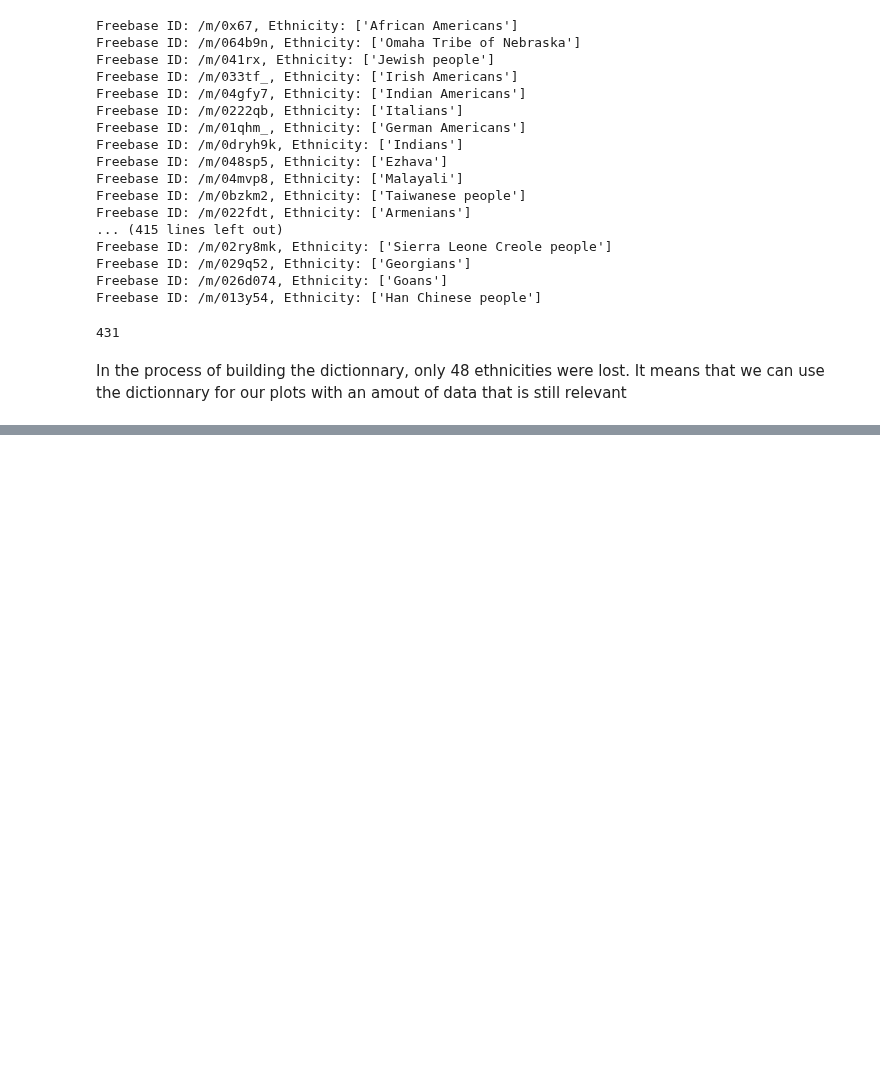
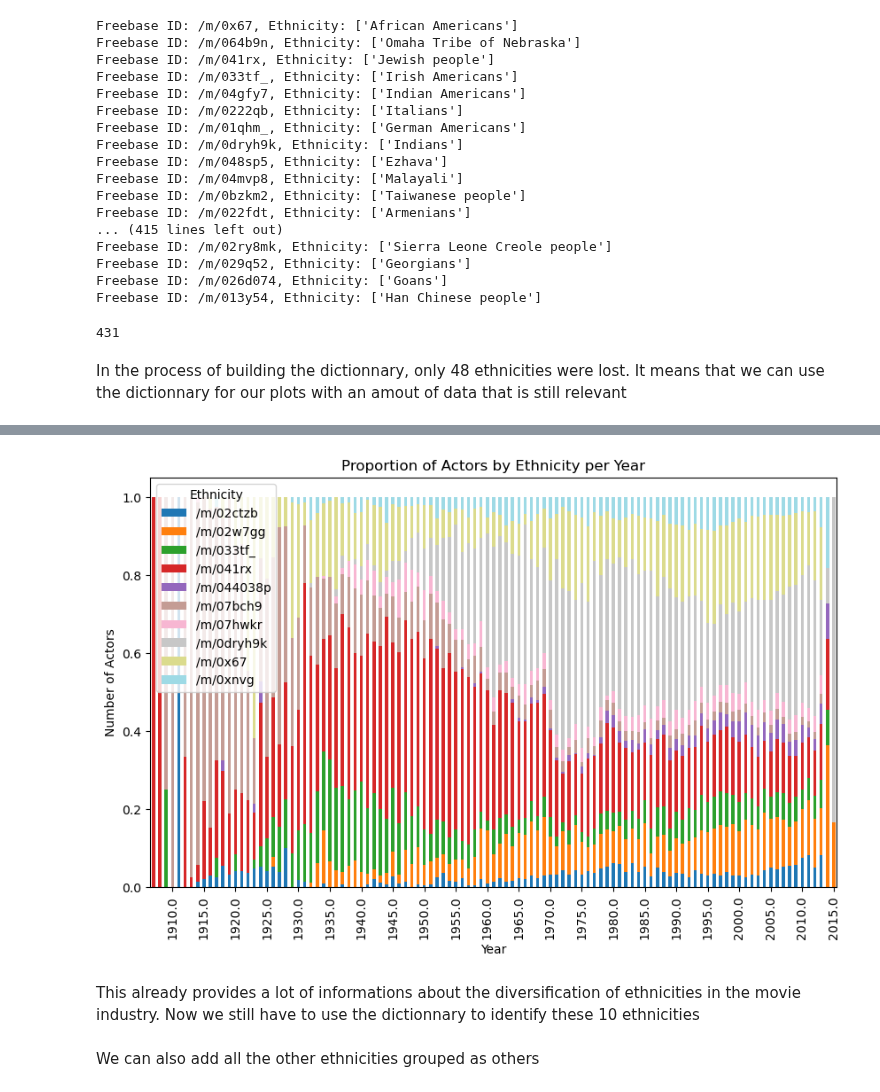
Before and after one commit to epfl-ada/ada-2024-project-teamcsx24, a Jupyter notebook: src/data/ethnicityAnalysis.ipynb, the cells around one changed output, grey strips where cells are left out. Saved outputs shown, nothing was run; the diff lists cells and outputs as text; code cells hidden in the pictures; blank space fills up the shorter version.

```diff
--- a/src/data/ethnicityAnalysis.ipynb
+++ b/src/data/ethnicityAnalysis.ipynb
@@ -274,0 +321,18 @@ getContinentByFreebaseId('/m/0222qb')
+# %%
+# Ploting a normalized version to be able to compare
+main_ethnicities_normalized = main_ethnicities_grouped.div(main_ethnicities_grouped.sum(axis=1), axis=0)
+
+main_ethnicities_normalized.plot(kind='bar', stacked=True, colormap='tab20', figsize=(10, 6))
+
+plt.xlabel('Year')
+plt.xticks(np.arange(3,110,step = 5))
+plt.ylabel('Number of Actors')
+plt.title('Proportion of Actors by Ethnicity per Year')
+plt.legend(title='Ethnicity')
+plt.show()
+# %% [output]
+[figure, added]
+# %% [markdown]
+This already provides a lot of informations about the diversification of ethnicities in the movie industry. Now we still have to use the dictionnary to identify these 10 ethnicities
+# %% [markdown]
+We can also add all the other ethnicities grouped as others
```
Also changed, not shown: parts of 8 cells of this notebook, 1 other file.
